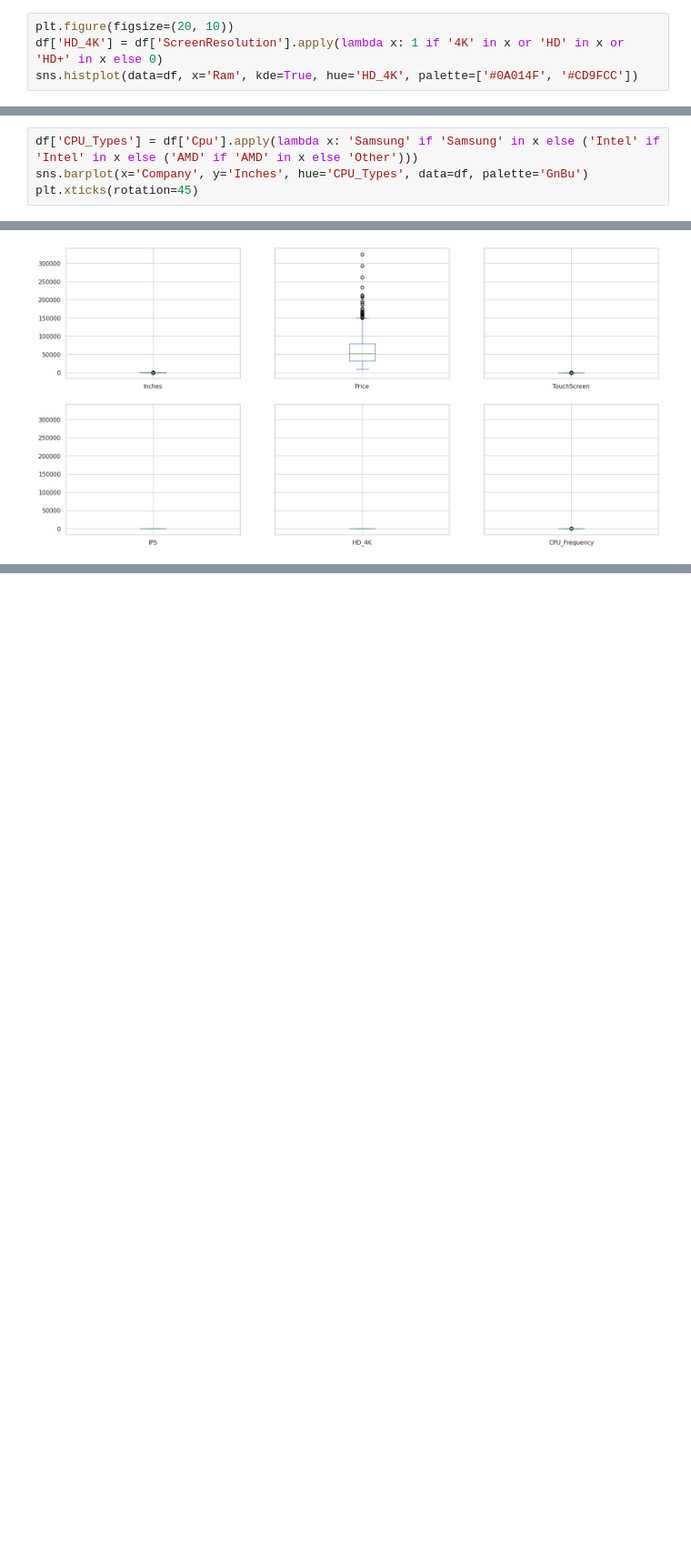
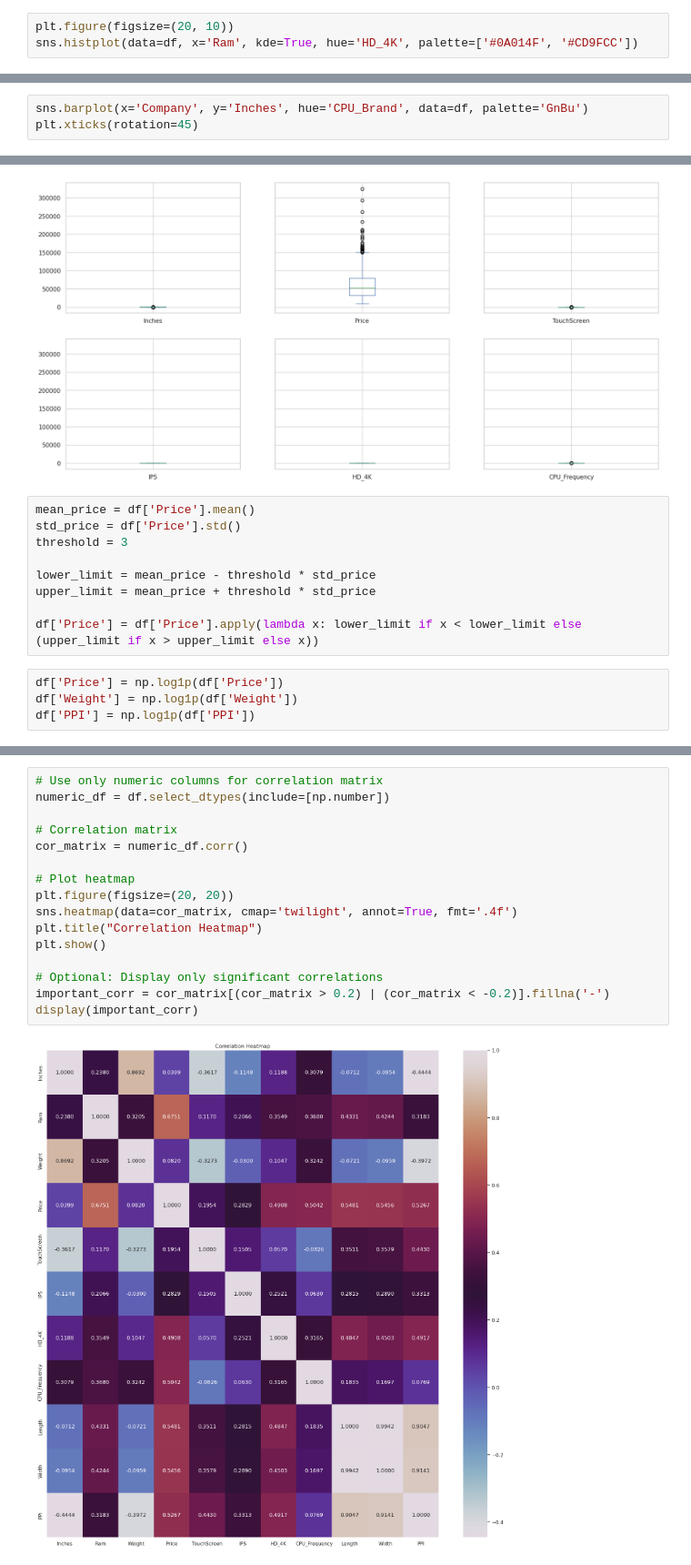
Before and after one commit to Ddasunsandeepa/laptop_price_predictor_project, a Jupyter notebook: notebooks/FC212017-Dasun/Data_Preprocessing.ipynb, the cells around one changed output, grey strips where cells are left out. Shown at 91% size. Cells and saved outputs as stored; diff of their text form; blank space fills up the shorter version.

Commit message:
complete preprocessing and clean data set saved

```diff
--- a/notebooks/FC212017-Dasun/Data_Preprocessing.ipynb
+++ b/notebooks/FC212017-Dasun/Data_Preprocessing.ipynb
@@ -190,7 +193,6 @@ sns.histplot(data=df, x='Price', kde=True, hue='TouchScreen', palette=['#AA4465'
 [figure]
 # %%
 plt.figure(figsize=(20, 10))
-df['HD_4K'] = df['ScreenResolution'].apply(lambda x: 1 if '4K' in x or 'HD' in x or 'HD+' in x else 0)
 sns.histplot(data=df, x='Ram', kde=True, hue='HD_4K', palette=['#0A014F', '#CD9FCC'])
 # %% [output]
 <Axes: xlabel='Ram', ylabel='Count'>
@@ -206,8 +208,7 @@ plt.show()
 # %% [output]
 [figure]
 # %%
-df['CPU_Types'] = df['Cpu'].apply(lambda x: 'Samsung' if 'Samsung' in x else ('Intel' if 'Intel' in x else ('AMD' if 'AMD' in x else 'Other')))
-sns.barplot(x='Company', y='Inches', hue='CPU_Types', data=df, palette='GnBu')
+sns.barplot(x='Company', y='Inches', hue='CPU_Brand', data=df, palette='GnBu')
 plt.xticks(rotation=45)
 # %% [output]
 ([0, 1, 2, 3, 4, 5, 6, 7, 8, 9, 10, 11, 12, 13, 14, 15, 16, 17, 18],
@@ -247,3 +248,16 @@ DETECTING OUTLIERS
 df_Original.select_dtypes ( np.number ).plot ( kind = 'box' , subplots = True , layout = ( 3 , 3 ) , figsize = ( 20 , 15 ) , sharex = True , sharey = True );
 # %% [output]
 [figure]
+# %%
+mean_price = df['Price'].mean()
+std_price = df['Price'].std()
+threshold = 3
+
+lower_limit = mean_price - threshold * std_price
+upper_limit = mean_price + threshold * std_price
+
+df['Price'] = df['Price'].apply(lambda x: lower_limit if x < lower_limit else (upper_limit if x > upper_limit else x))
+# %%
+df['Price'] = np.log1p(df['Price'])
+df['Weight'] = np.log1p(df['Weight'])
+df['PPI'] = np.log1p(df['PPI'])
@@ -249,0 +388,18 @@ df_Original.select_dtypes ( np.number ).plot ( kind = 'box' , subplots = True ,
+# %%
+# Use only numeric columns for correlation matrix
+numeric_df = df.select_dtypes(include=[np.number])
+
+# Correlation matrix
+cor_matrix = numeric_df.corr()
+
+# Plot heatmap
+plt.figure(figsize=(20, 20))
+sns.heatmap(data=cor_matrix, cmap='twilight', annot=True, fmt='.4f')
+plt.title("Correlation Heatmap")
+plt.show()
+
+# Optional: Display only significant correlations
+important_corr = cor_matrix[(cor_matrix > 0.2) | (cor_matrix < -0.2)].fillna('-')
+display(important_corr)
+# %% [output]
+[figure, added]
```
Also changed, not shown: parts of 14 cells of this notebook, 1 other file.
